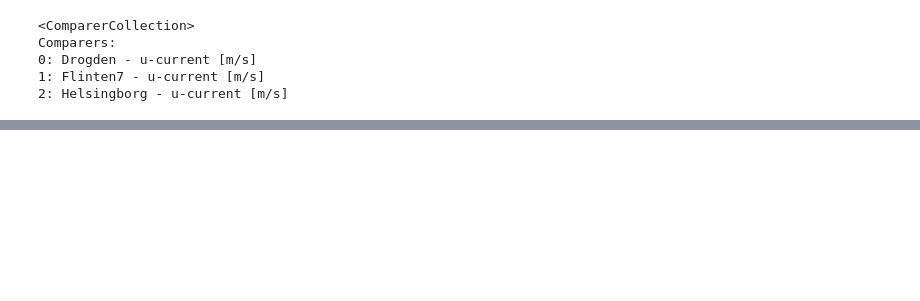
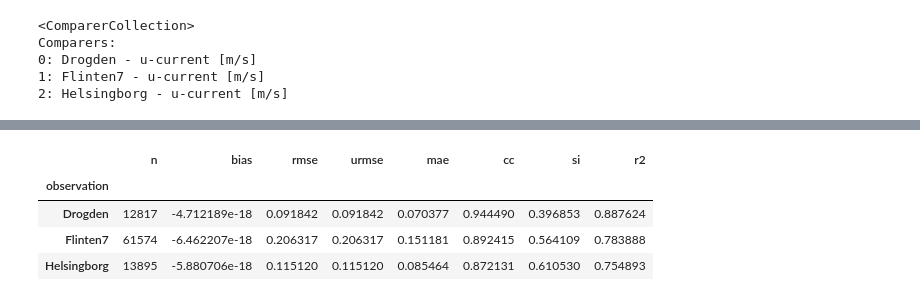
Before and after one commit to DHI/WaterBench-MIKE21HD-Oresund, a Jupyter notebook: code/model_validation_currents.ipynb, the cells around one changed output, grey strips where cells are left out. Cells and saved outputs as stored; diff of their text form; code cells hidden in the pictures; blank space fills up the shorter version.

```diff
--- a/code/model_validation_currents.ipynb
+++ b/code/model_validation_currents.ipynb
@@ -48 +50,9 @@ Comparers:
+# %%
+cc_v.skill()
+# %% [output]
+|  | n | bias | rmse | urmse | mae | cc | si | r2 |
+| observation |  |  |  |  |  |  |  |  |
+| Drogden | 12817 | -4.712189e-18 | 0.091842 | 0.091842 | 0.070377 | 0.944490 | 0.396853 | 0.887624 |
+| Flinten7 | 61574 | -6.462207e-18 | 0.206317 | 0.206317 | 0.151181 | 0.892415 | 0.564109 | 0.783888 |
+| Helsingborg | 13895 | -5.880706e-18 | 0.115120 | 0.115120 | 0.085464 | 0.872131 | 0.610530 | 0.754893 |
 # %%
```
Also changed, not shown: parts of 5 cells of this notebook, 6 other files.
